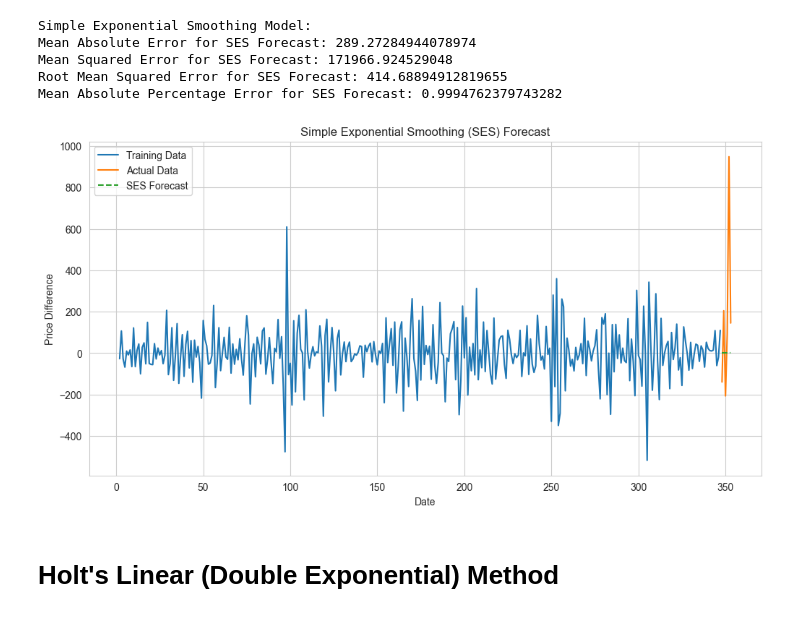
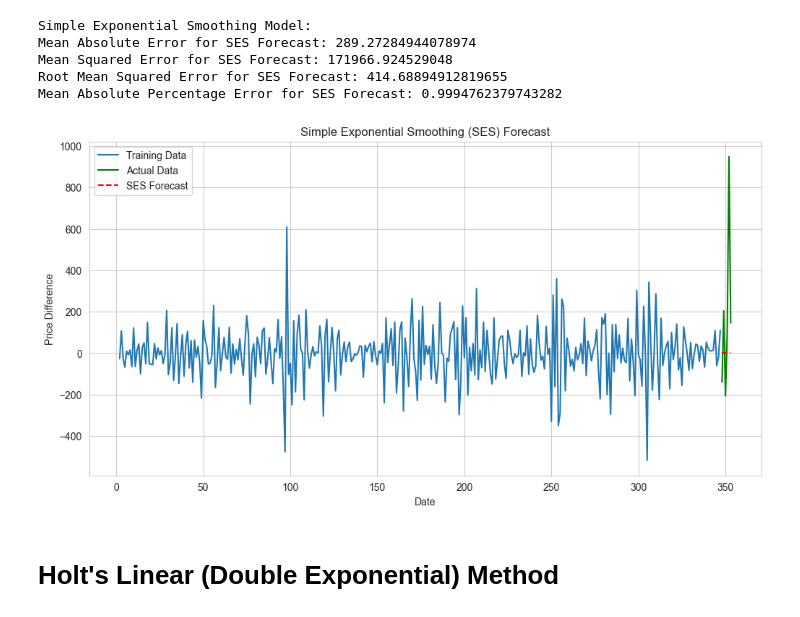
Before and after one commit to AshrafHussain23/Statistics_Project, a Jupyter notebook: Stats_PartA_Time_Series_Ashraf.ipynb, the cells around one changed output. Cells and saved outputs as stored; diff of their text form; code cells hidden in the pictures.

```diff
--- a/Stats_PartA_Time_Series_Ashraf.ipynb
+++ b/Stats_PartA_Time_Series_Ashraf.ipynb
@@ -564,17 +566,17 @@ Mean Absolute Percentage Error for SES Forecast: 0.9994762379743282
 # %%
 # # Visualization of actual and forecasted values for Simple Exponential Smoothing (SES) Forecast
 sns.set_style("whitegrid")
 plt.figure(figsize=(12, 6))
 sns.lineplot(x=train_data.index, y=train_data['Price_diff_2'], label='Training Data')
-sns.lineplot(x=test_data.index, y=test_data['Price_diff_2'], label='Actual Data')
-sns.lineplot(x=test_data.index, y=ses_forecast, label='SES Forecast', linestyle='--')
+sns.lineplot(x=test_data.index, y=test_data['Price_diff_2'], label='Actual Data', color='green')
+sns.lineplot(x=test_data.index, y=ses_forecast, label='SES Forecast', linestyle='--', color='red')
 plt.title('Simple Exponential Smoothing (SES) Forecast')
 plt.xlabel('Date')
 plt.ylabel('Price Difference')
 plt.legend()
 plt.show()
 # %% [output]
-[figure, old version]
+[figure, new version]
 # %% [markdown]
 # Holt's Linear (Double Exponential) Method
 # %%
```
Also changed, not shown: parts of 10 cells of this notebook.
